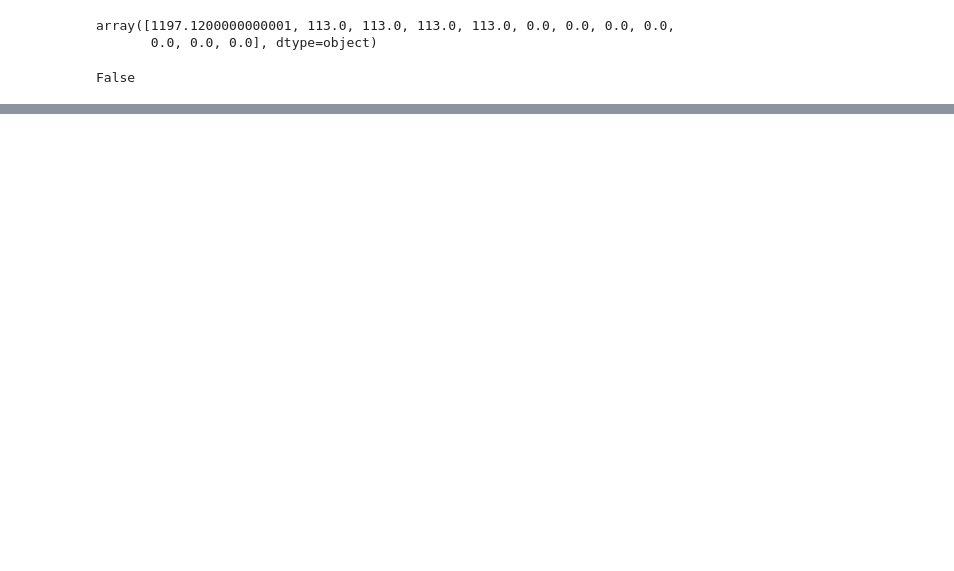
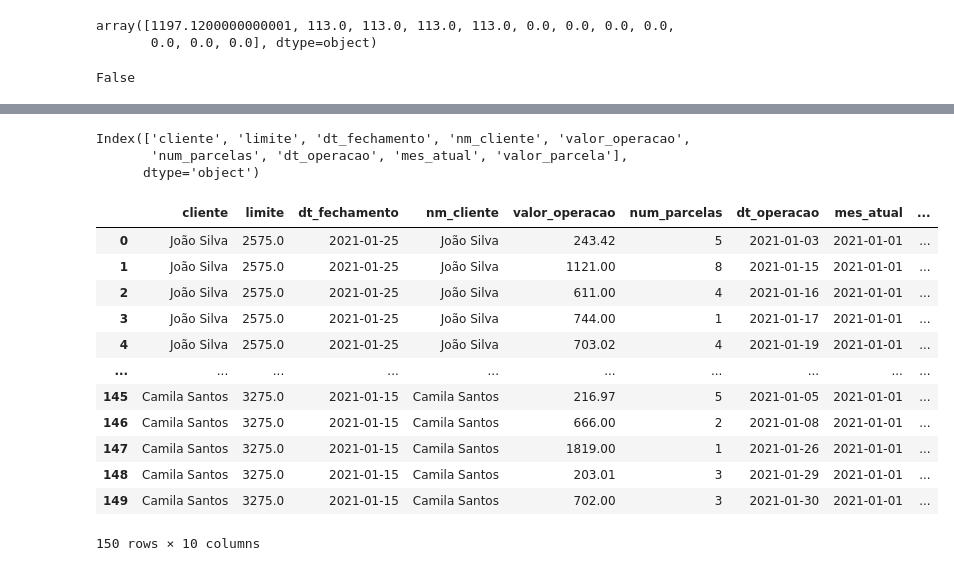
Before and after one commit to martinlietz/squadcinza_projeto3, a Jupyter notebook: projeto.ipynb, the cells around one changed output, grey strips where cells are left out. Cells and saved outputs as stored; diff of their text form; code cells hidden in the pictures; blank space fills up the shorter version.

Commit message:
Update projeto.ipynb
começando a análise exploratória

```diff
--- a/projeto.ipynb
+++ b/projeto.ipynb
@@ -10,5 +10,5 @@ from dateutil.relativedelta import relativedelta
 # %% [markdown]
 vamos carregar os dados
 # %%
-df_limites = pd.read_excel('gastos_limites.xlsx', sheet_name='limites')
-df_gastos = pd.read_excel('gastos_limites.xlsx', sheet_name='gastos')
+df_limites = pd.read_excel('/content/drive/MyDrive/PI DATA SCIENCE/Módulo 3/PROJETO MÓDULO 3/squadcinza_projeto3/gastos_limites.xlsx', sheet_name='limites')
+df_gastos = pd.read_excel('/content/drive/MyDrive/PI DATA SCIENCE/Módulo 3/PROJETO MÓDULO 3/squadcinza_projeto3/gastos_limites.xlsx', sheet_name='gastos')
@@ -642,0 +710,30 @@ pdf.generatePDFfromDF(dfFinal2)
+# %%
+# colunas do df
+df_total.columns
+# %% [output]
+Index(['cliente', 'limite', 'dt_fechamento', 'nm_cliente', 'valor_operacao',
+       'num_parcelas', 'dt_operacao', 'mes_atual', 'valor_parcela'],
+      dtype='object')
+# %%
+# Inserindo uma nova coluna com os dias da semana
+
+df_total['dt_operacao'] = pd.to_datetime(df_total['dt_operacao'])
+df_total['day_of_week'] = df_total['dt_operacao'].dt.day_name()
+# %%
+# df com a nova coluna 'day_of_week'
+
+df_total
+# %% [output]
+|  | cliente | limite | dt_fechamento | nm_cliente | valor_operacao | num_parcelas | dt_operacao | mes_atual | ... |
+| 0 | João Silva | 2575.0 | 2021-01-25 | João Silva | 243.42 | 5 | 2021-01-03 | 2021-01-01 | ... |
+| 1 | João Silva | 2575.0 | 2021-01-25 | João Silva | 1121.00 | 8 | 2021-01-15 | 2021-01-01 | ... |
+| 2 | João Silva | 2575.0 | 2021-01-25 | João Silva | 611.00 | 4 | 2021-01-16 | 2021-01-01 | ... |
+| 3 | João Silva | 2575.0 | 2021-01-25 | João Silva | 744.00 | 1 | 2021-01-17 | 2021-01-01 | ... |
+| 4 | João Silva | 2575.0 | 2021-01-25 | João Silva | 703.02 | 4 | 2021-01-19 | 2021-01-01 | ... |
+| ... | ... | ... | ... | ... | ... | ... | ... | ... | ... |
+| 145 | Camila Santos | 3275.0 | 2021-01-15 | Camila Santos | 216.97 | 5 | 2021-01-05 | 2021-01-01 | ... |
+| 146 | Camila Santos | 3275.0 | 2021-01-15 | Camila Santos | 666.00 | 2 | 2021-01-08 | 2021-01-01 | ... |
+| 147 | Camila Santos | 3275.0 | 2021-01-15 | Camila Santos | 1819.00 | 1 | 2021-01-26 | 2021-01-01 | ... |
+| 148 | Camila Santos | 3275.0 | 2021-01-15 | Camila Santos | 203.01 | 3 | 2021-01-29 | 2021-01-01 | ... |
+| 149 | Camila Santos | 3275.0 | 2021-01-15 | Camila Santos | 702.00 | 3 | 2021-01-30 | 2021-01-01 | ... |
+150 rows × 10 columns
```
Also changed, not shown: parts of 12 cells of this notebook.
